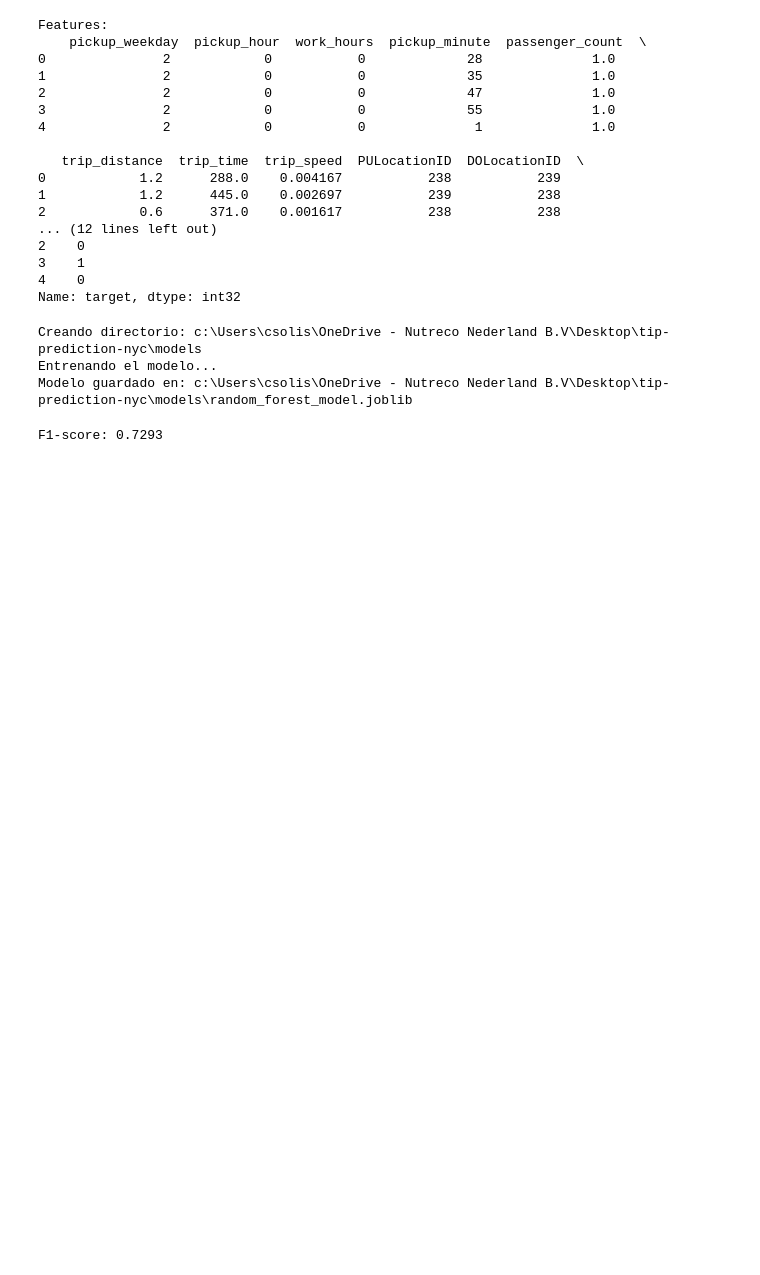
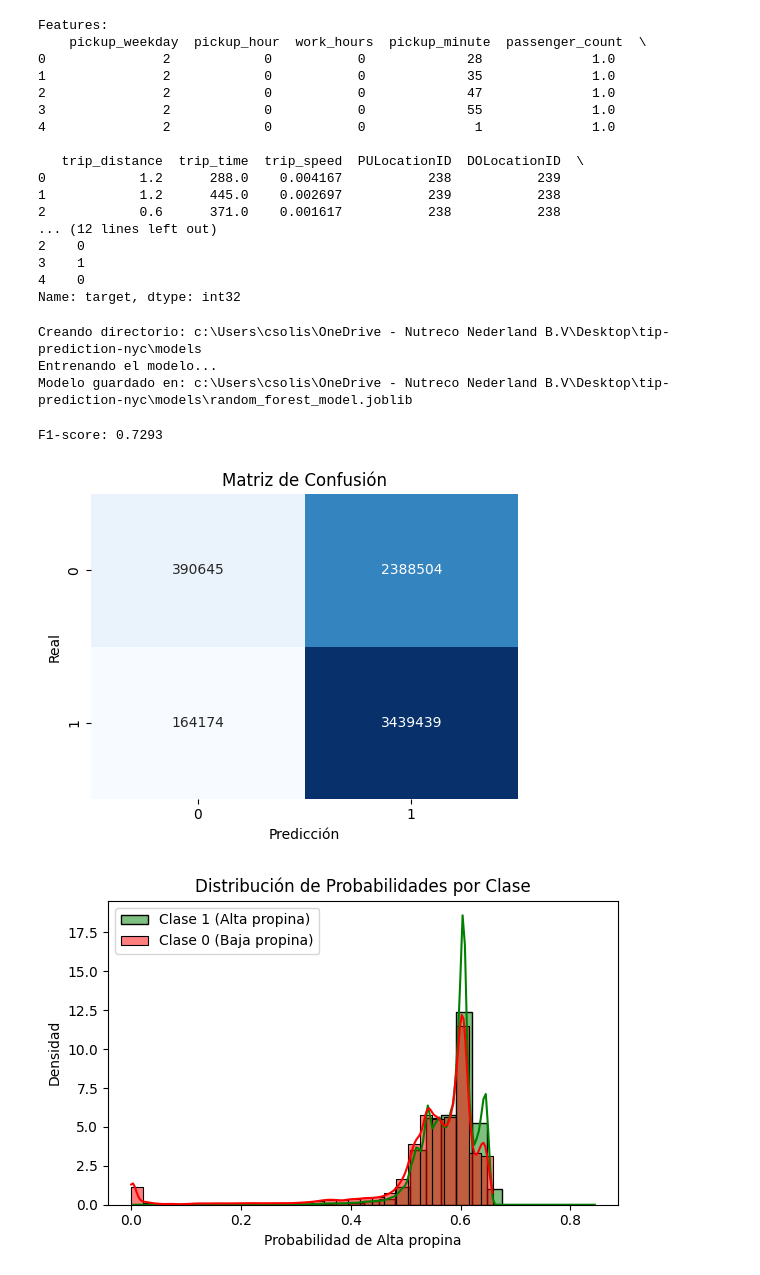
Before and after one commit to csolis97/tip-prediction-nyc, a Jupyter notebook: notebooks/00_tester.ipynb, the cells around one changed output. Drawn from its saved outputs; the diff is of its cells as text; code cells hidden in the pictures; blank space fills up the shorter version.

```diff
--- a/notebooks/00_tester.ipynb
+++ b/notebooks/00_tester.ipynb
@@ -78,9 +88,17 @@ model_path = os.path.join(BASE_DIR, "models", "random_forest_model.joblib")
 rfc = joblib.load(model_path)
 # %%
 # Generar predicciones con umbral // Generate predictions with threshold
-y_pred = predict_with_threshold(model, X)
+y_pred = predict_with_threshold(rfc, X)
 
 # Evaluar F1-score // Evaluate F1-score
 f1 = evaluate_f1_score(y_true=y, y_pred=y_pred)
 # %% [output]
 F1-score: 0.7293
+# %%
+# Visualizar resultados // Visualize results
+plot_confusion_matrix(y_true=y, y_pred=y_pred)
+plot_probability_histogram(model=rfc, X=X, y_true=y)
+plot_feature_importances(model=rfc, feature_names=X.columns)
+# %% [output]
+[figure, added]
+[figure, added]
```
Also changed, not shown: parts of 7 cells of this notebook.
